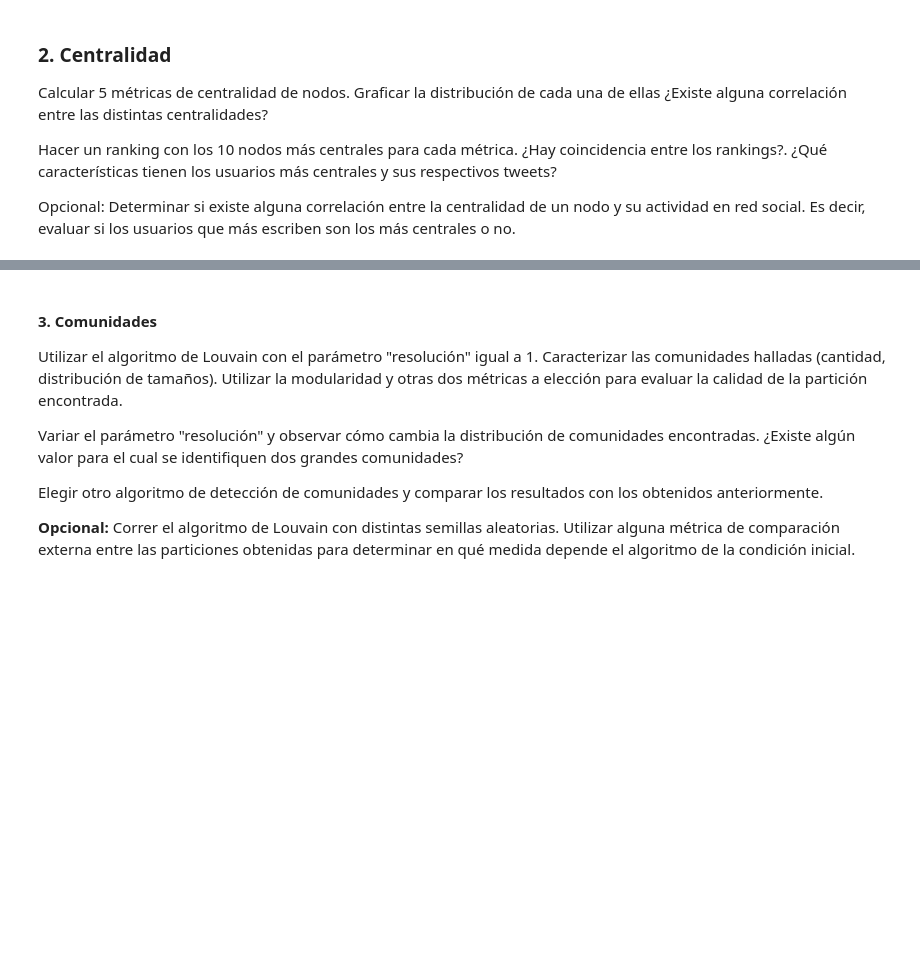
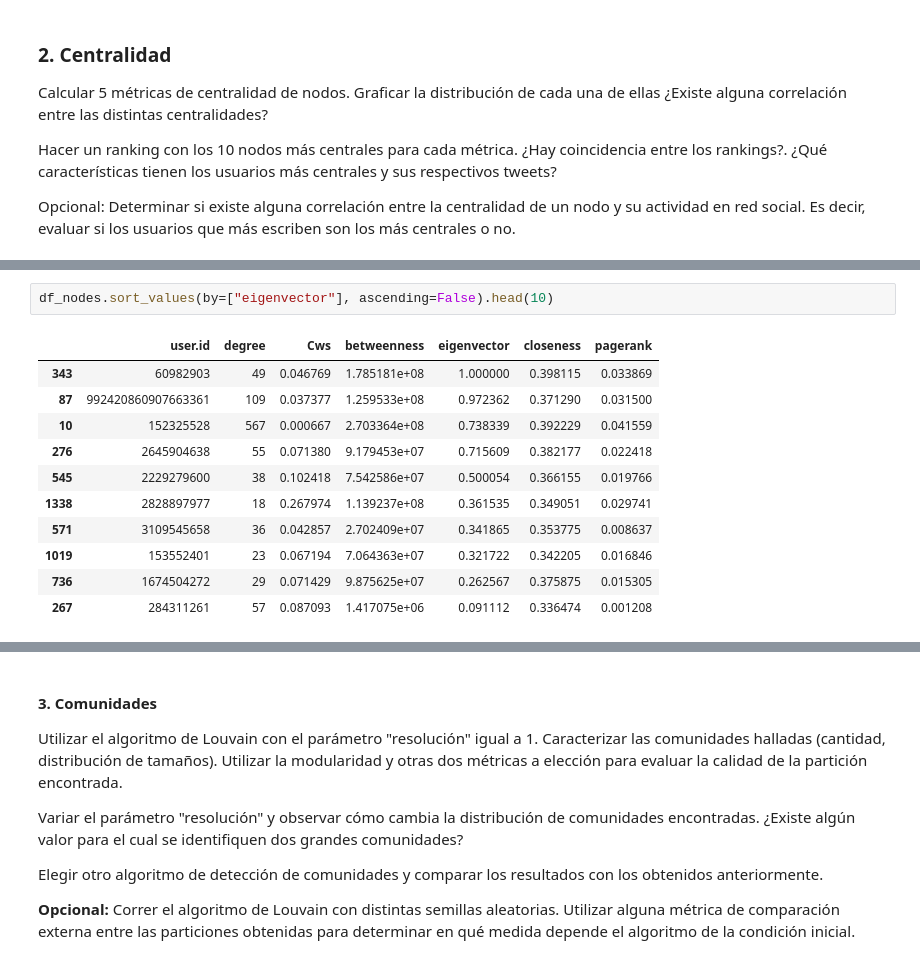
Before and after one commit to teoArganaraz/graphML, a Jupyter notebook: Practico.ipynb, the cells around one changed output, grey strips where cells are left out. Drawn from its saved outputs; the diff is of its cells as text; blank space fills up the shorter version.

```diff
--- a/Practico.ipynb
+++ b/Practico.ipynb
@@ -375,0 +373,14 @@ df_nodes.head(10)
+# %%
+df_nodes.sort_values(by=["eigenvector"], ascending=False).head(10)
+# %% [output]
+|  | user.id | degree | Cws | betweenness | eigenvector | closeness | pagerank |
+| 343 | 60982903 | 49 | 0.046769 | 1.785181e+08 | 1.000000 | 0.398115 | 0.033869 |
+| 87 | 992420860907663361 | 109 | 0.037377 | 1.259533e+08 | 0.972362 | 0.371290 | 0.031500 |
+| 10 | 152325528 | 567 | 0.000667 | 2.703364e+08 | 0.738339 | 0.392229 | 0.041559 |
+| 276 | 2645904638 | 55 | 0.071380 | 9.179453e+07 | 0.715609 | 0.382177 | 0.022418 |
+| 545 | 2229279600 | 38 | 0.102418 | 7.542586e+07 | 0.500054 | 0.366155 | 0.019766 |
+| 1338 | 2828897977 | 18 | 0.267974 | 1.139237e+08 | 0.361535 | 0.349051 | 0.029741 |
+| 571 | 3109545658 | 36 | 0.042857 | 2.702409e+07 | 0.341865 | 0.353775 | 0.008637 |
+| 1019 | 153552401 | 23 | 0.067194 | 7.064363e+07 | 0.321722 | 0.342205 | 0.016846 |
+| 736 | 1674504272 | 29 | 0.071429 | 9.875625e+07 | 0.262567 | 0.375875 | 0.015305 |
+| 267 | 284311261 | 57 | 0.087093 | 1.417075e+06 | 0.091112 | 0.336474 | 0.001208 |
```
Also changed, not shown: parts of 25 cells of this notebook.
